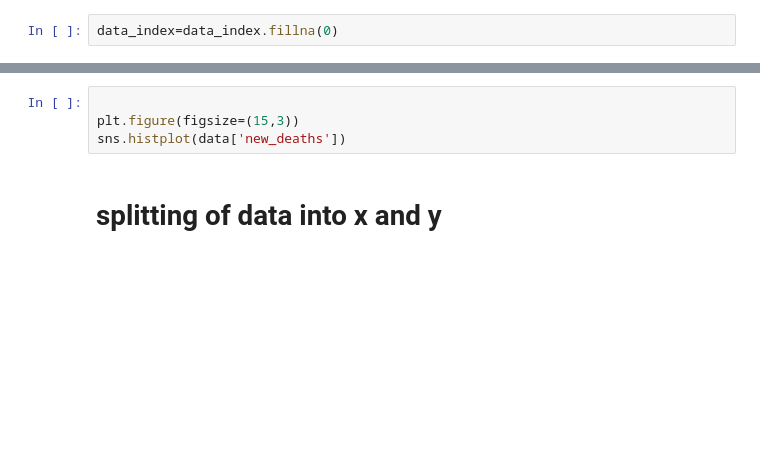
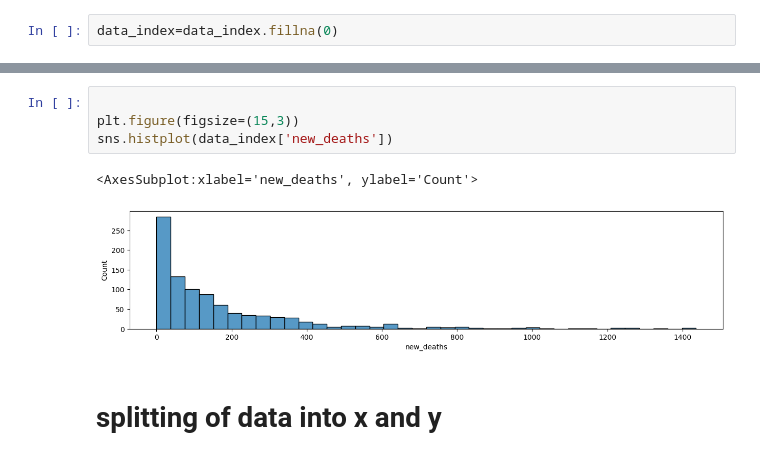
Before and after one commit to tekadata/covid_time_series_prediction, a Jupyter notebook: notebooks/model-France-SVR-index.ipynb, the cells around one changed output, grey strips where cells are left out. Saved outputs shown, nothing was run; the diff lists cells and outputs as text; blank space fills up the shorter version.

```diff
--- a/notebooks/model-France-SVR-index.ipynb
+++ b/notebooks/model-France-SVR-index.ipynb
@@ -82,7 +107,10 @@ ax.set_xlabel("Date", size=13)
 # %%
 
 plt.figure(figsize=(15,3))
-sns.histplot(data['new_deaths'])
+sns.histplot(data_index['new_deaths'])
+# %% [output]
+<AxesSubplot:xlabel='new_deaths', ylabel='Count'>
+[figure, added]
 # %% [markdown]
 # splitting of data into x and y
 # %%
```
Also changed, not shown: parts of 9 cells of this notebook, 1 other file.
